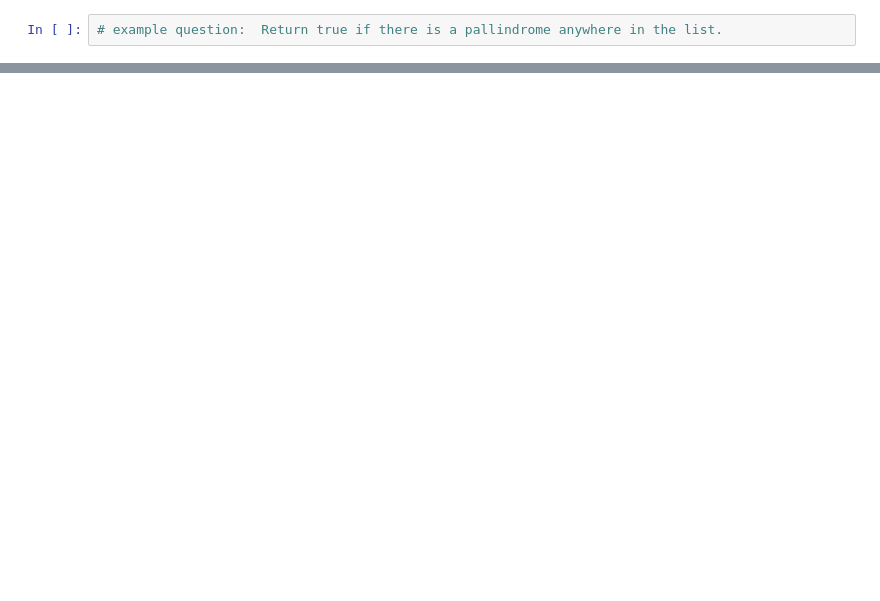
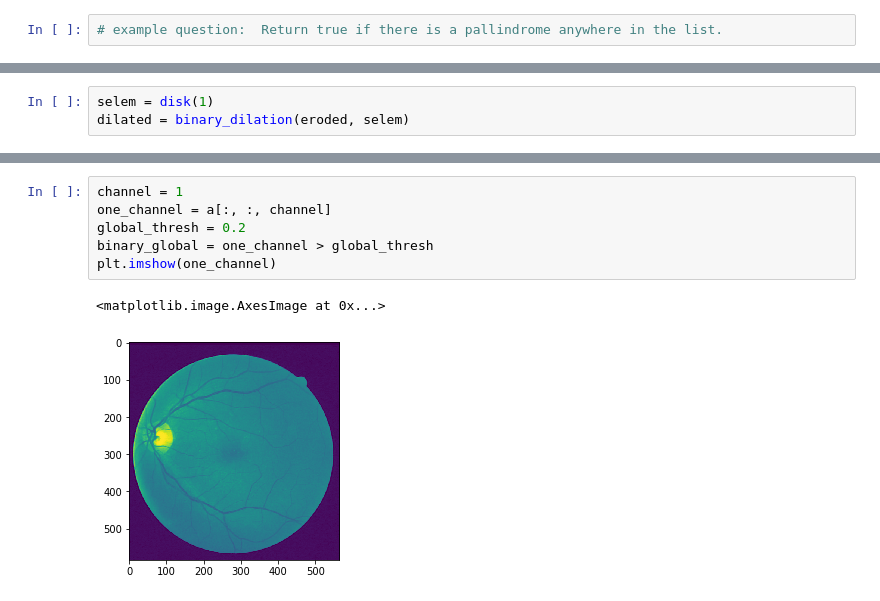
Before and after one commit to callinSwitzer/GarbageCollector, a Jupyter notebook: StackOverflowQuestions.ipynb, the cells around one changed output, grey strips where cells are left out. Cells and saved outputs as stored; diff of their text form; blank space fills up the shorter version.

```diff
--- a/StackOverflowQuestions.ipynb
+++ b/StackOverflowQuestions.ipynb
@@ -899,0 +797,3 @@ True
+# %%
+selem = disk(1)
+dilated = binary_dilation(eroded, selem)
@@ -899,0 +945,9 @@ True
+# %%
+channel = 1
+one_channel = a[:, :, channel]
+global_thresh = 0.2
+binary_global = one_channel > global_thresh
+plt.imshow(one_channel)
+# %% [output]
+<matplotlib.image.AxesImage at 0x...>
+[figure, added]
```
Also changed, not shown: parts of 58 cells of this notebook, 1 other file.
